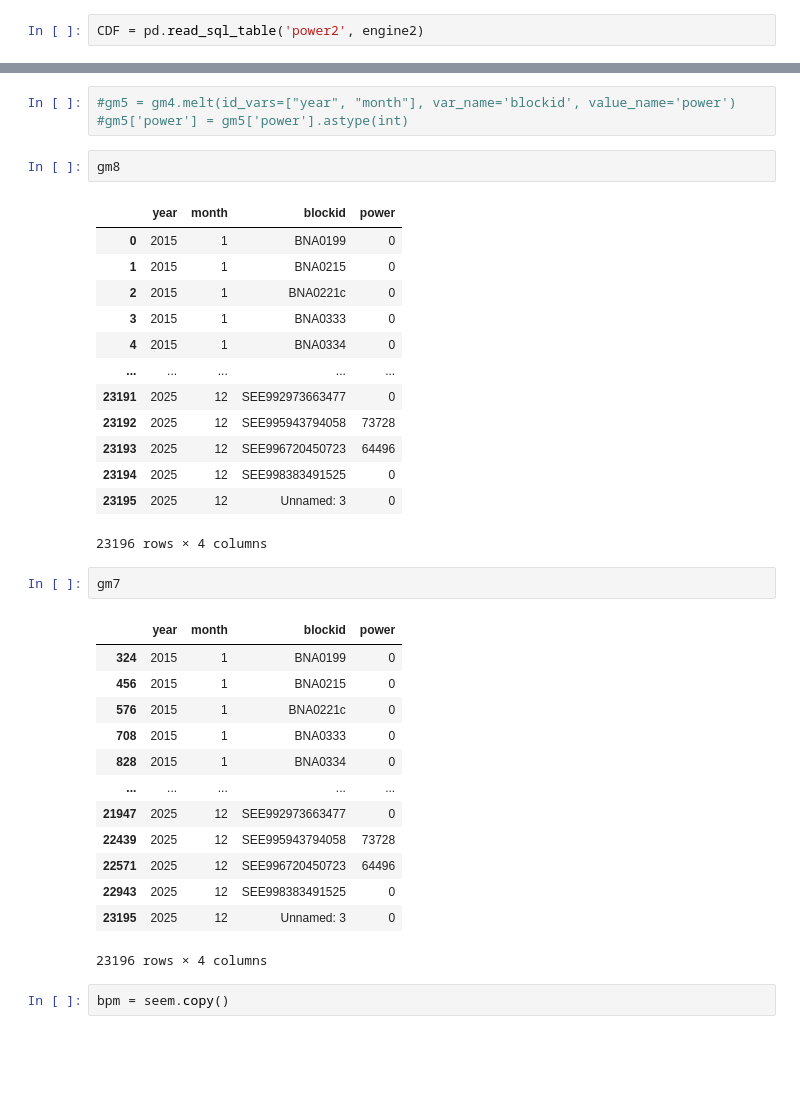
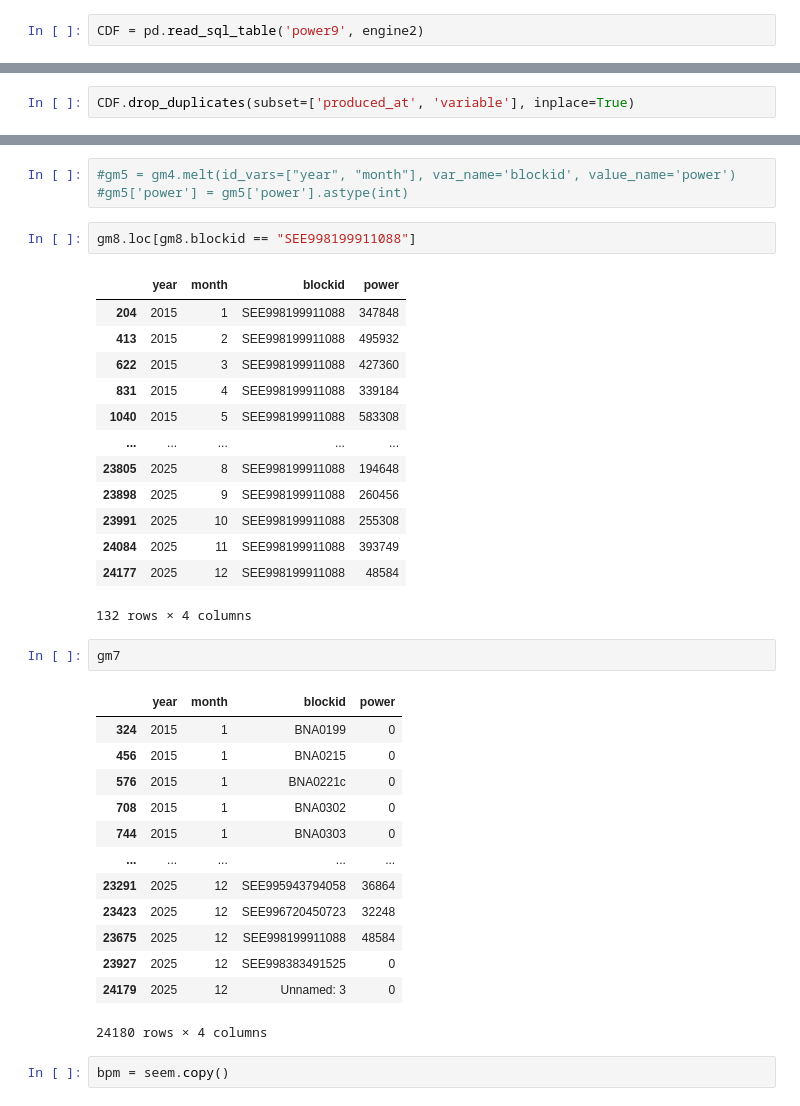
Before and after one commit to sidietz/plantwatch-data, a Jupyter notebook: production-v2/melt2db.ipynb, the cells around one changed output, grey strips where cells are left out. Saved outputs shown, nothing was run; the diff lists cells and outputs as text; blank space fills up the shorter version.

```diff
--- a/production-v2/melt2db.ipynb
+++ b/production-v2/melt2db.ipynb
@@ -333,7 +213,7 @@ df
 # %%
 starttime2 = datetime.now()
 # %%
-CDF = pd.read_sql_table('power2', engine2)
+CDF = pd.read_sql_table('power9', engine2)
 # %%
 endtime2 = datetime.now()
 duration2 = endtime2 - starttime2
@@ -364,3 +265,5 @@ CDF.shape
+# %%
+CDF.drop_duplicates(subset=['produced_at', 'variable'], inplace=True)
 # %%
 CDF.to_csv("CDF.csv", index=False)
 # %%
@@ -530,21 +448,21 @@ gm8 = gm7.reset_index(drop=True)
 #gm5 = gm4.melt(id_vars=["year", "month"], var_name='blockid', value_name='power')
 #gm5['power'] = gm5['power'].astype(int)
 # %%
-gm8
+gm8.loc[gm8.blockid == "SEE998199911088"]
 # %% [output]
 |  | year | month | blockid | power |
-| 0 | 2015 | 1 | BNA0199 | 0 |
-| 1 | 2015 | 1 | BNA0215 | 0 |
-| 2 | 2015 | 1 | BNA0221c | 0 |
-| 3 | 2015 | 1 | BNA0333 | 0 |
-| 4 | 2015 | 1 | BNA0334 | 0 |
+| 204 | 2015 | 1 | SEE998199911088 | 347848 |
+| 413 | 2015 | 2 | SEE998199911088 | 495932 |
+| 622 | 2015 | 3 | SEE998199911088 | 427360 |
+| 831 | 2015 | 4 | SEE998199911088 | 339184 |
+| 1040 | 2015 | 5 | SEE998199911088 | 583308 |
 | ... | ... | ... | ... | ... |
-| 23191 | 2025 | 12 | SEE992973663477 | 0 |
-| 23192 | 2025 | 12 | SEE995943794058 | 73728 |
-| 23193 | 2025 | 12 | SEE996720450723 | 64496 |
-| 23194 | 2025 | 12 | SEE998383491525 | 0 |
-| 23195 | 2025 | 12 | Unnamed: 3 | 0 |
+| 23805 | 2025 | 8 | SEE998199911088 | 194648 |
+| 23898 | 2025 | 9 | SEE998199911088 | 260456 |
+| 23991 | 2025 | 10 | SEE998199911088 | 255308 |
+| 24084 | 2025 | 11 | SEE998199911088 | 393749 |
+| 24177 | 2025 | 12 | SEE998199911088 | 48584 |
-23196 rows × 4 columns
+132 rows × 4 columns
 # %%
 gm7
 # %% [output]
@@ -552,15 +470,15 @@ gm7
 | 324 | 2015 | 1 | BNA0199 | 0 |
 | 456 | 2015 | 1 | BNA0215 | 0 |
 | 576 | 2015 | 1 | BNA0221c | 0 |
-| 708 | 2015 | 1 | BNA0333 | 0 |
-| 828 | 2015 | 1 | BNA0334 | 0 |
+| 708 | 2015 | 1 | BNA0302 | 0 |
+| 744 | 2015 | 1 | BNA0303 | 0 |
 | ... | ... | ... | ... | ... |
-| 21947 | 2025 | 12 | SEE992973663477 | 0 |
-| 22439 | 2025 | 12 | SEE995943794058 | 73728 |
-| 22571 | 2025 | 12 | SEE996720450723 | 64496 |
-| 22943 | 2025 | 12 | SEE998383491525 | 0 |
-| 23195 | 2025 | 12 | Unnamed: 3 | 0 |
+| 23291 | 2025 | 12 | SEE995943794058 | 36864 |
+| 23423 | 2025 | 12 | SEE996720450723 | 32248 |
+| 23675 | 2025 | 12 | SEE998199911088 | 48584 |
+| 23927 | 2025 | 12 | SEE998383491525 | 0 |
+| 24179 | 2025 | 12 | Unnamed: 3 | 0 |
-23196 rows × 4 columns
+24180 rows × 4 columns
 # %%
 bpm = seem.copy()
 # %%
```
Also changed, not shown: parts of 36 cells of this notebook, 6 other files.
